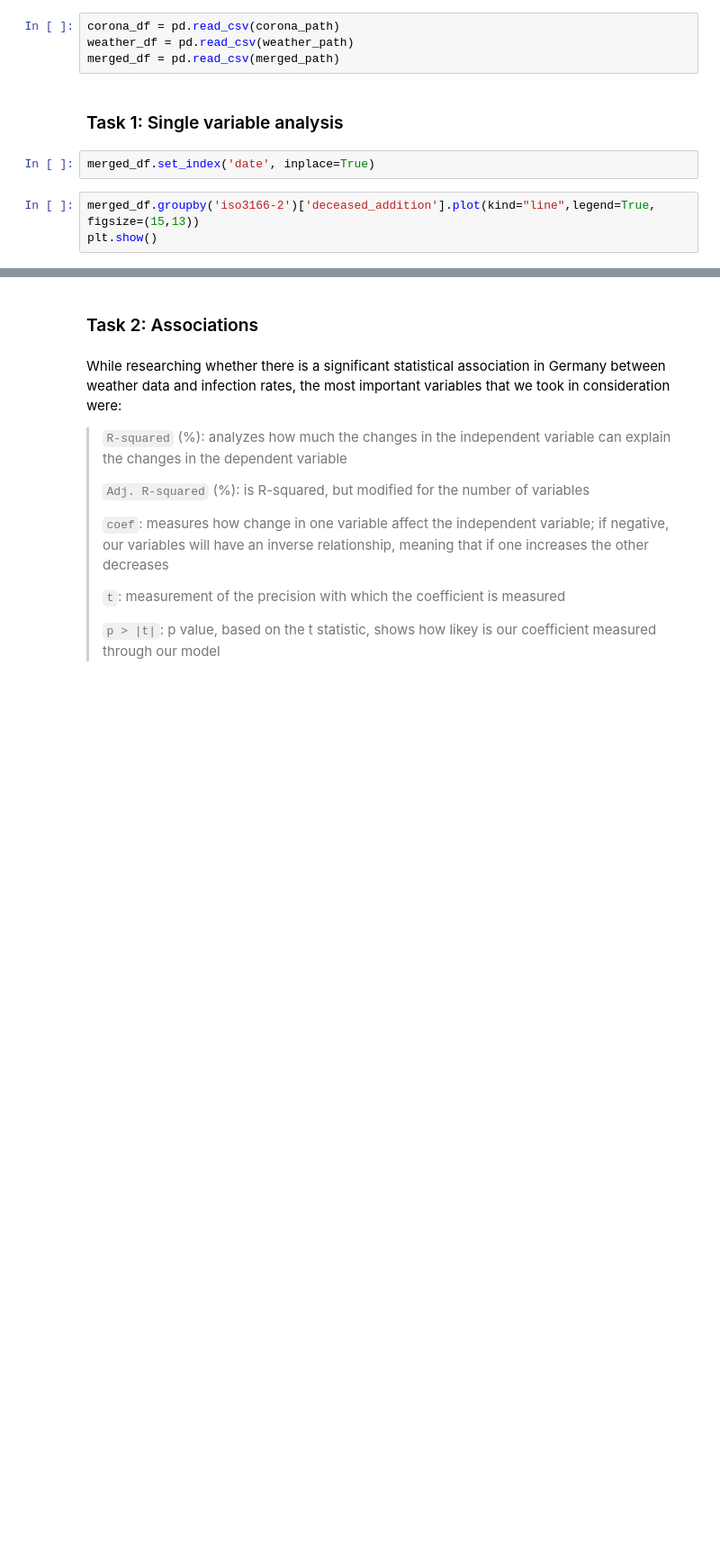
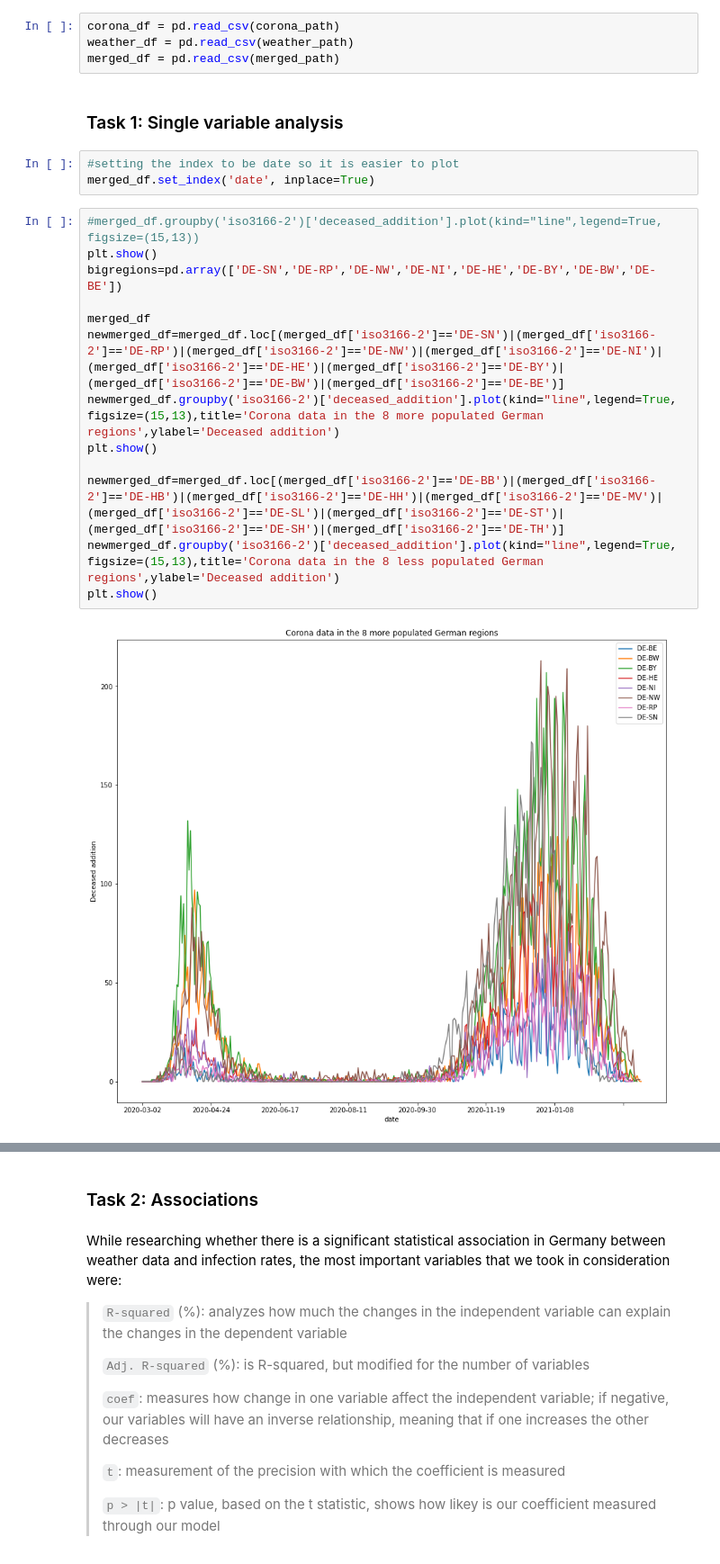
Before and after one commit to viggo-gascou/fyp2022p01g06, a Jupyter notebook: Notebooks/Report backup.ipynb, the cells around one changed output, grey strips where cells are left out. Shown at 90% size. Saved outputs shown, nothing was run; the diff lists cells and outputs as text; blank space fills up the shorter version.

Commit message:
Task1 plotting
The plot with corona data is now divided into two to be more readable

```diff
--- a/Notebooks/Report backup.ipynb
+++ b/Notebooks/Report backup.ipynb
@@ -255,8 +360,21 @@ weather_df = pd.read_csv(weather_path)
 merged_df = pd.read_csv(merged_path)
 # %% [markdown]
 ### Task 1: Single variable analysis
-# %%
-merged_df.set_index('date', inplace=True)
-# %%
-merged_df.groupby('iso3166-2')['deceased_addition'].plot(kind="line",legend=True, figsize=(15,13))
-plt.show()
+# %%
+#setting the index to be date so it is easier to plot
+merged_df.set_index('date', inplace=True)
+# %%
+#merged_df.groupby('iso3166-2')['deceased_addition'].plot(kind="line",legend=True, figsize=(15,13))
+plt.show()
+bigregions=pd.array(['DE-SN','DE-RP','DE-NW','DE-NI','DE-HE','DE-BY','DE-BW','DE-BE'])
+
+merged_df
+newmerged_df=merged_df.loc[(merged_df['iso3166-2']=='DE-SN')|(merged_df['iso3166-2']=='DE-RP')|(merged_df['iso3166-2']=='DE-NW')|(merged_df['iso3166-2']=='DE-NI')|(merged_df['iso3166-2']=='DE-HE')|(merged_df['iso3166-2']=='DE-BY')|(merged_df['iso3166-2']=='DE-BW')|(merged_df['iso3166-2']=='DE-BE')]
+newmerged_df.groupby('iso3166-2')['deceased_addition'].plot(kind="line",legend=True, figsize=(15,13),title='Corona data in the 8 more populated German regions',ylabel='Deceased addition')
+plt.show()
+
+newmerged_df=merged_df.loc[(merged_df['iso3166-2']=='DE-BB')|(merged_df['iso3166-2']=='DE-HB')|(merged_df['iso3166-2']=='DE-HH')|(merged_df['iso3166-2']=='DE-MV')|(merged_df['iso3166-2']=='DE-SL')|(merged_df['iso3166-2']=='DE-ST')|(merged_df['iso3166-2']=='DE-SH')|(merged_df['iso3166-2']=='DE-TH')]
+newmerged_df.groupby('iso3166-2')['deceased_addition'].plot(kind="line",legend=True, figsize=(15,13),title='Corona data in the 8 less populated German regions',ylabel='Deceased addition')
+plt.show()
+# %% [output]
+[figure, added]
```
Also changed, not shown: parts of 11 cells of this notebook.
